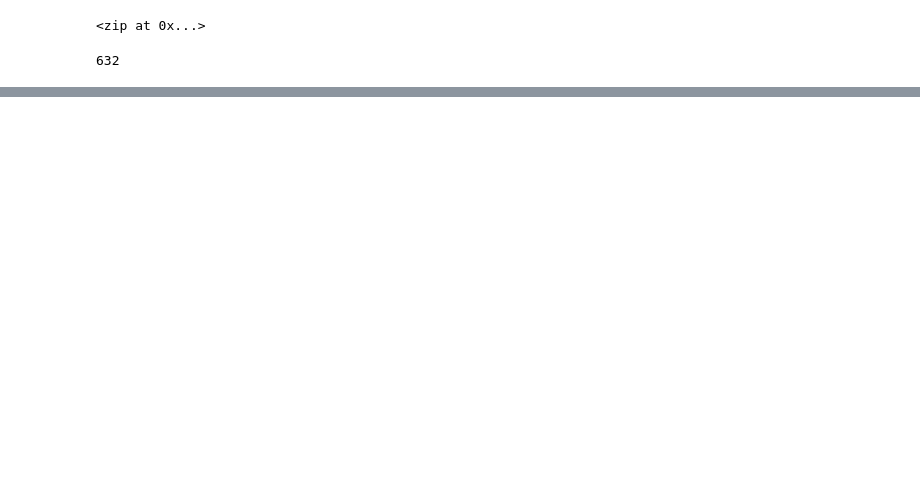
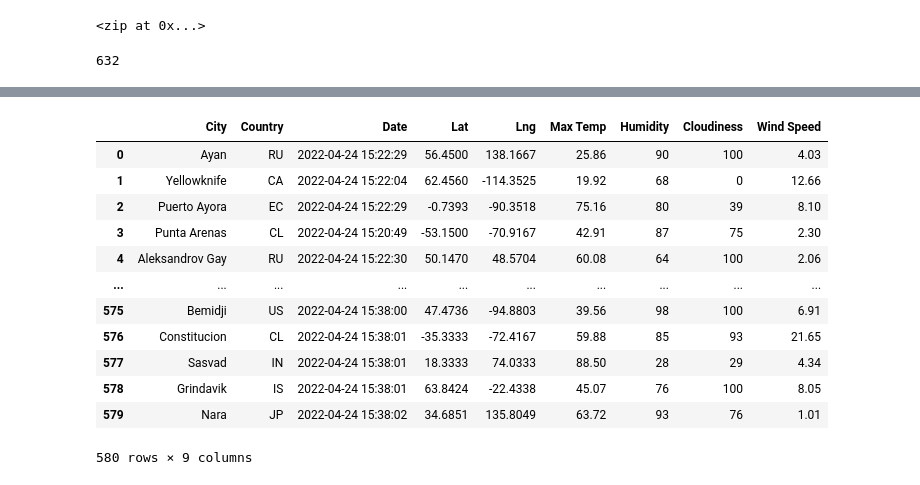
Before and after one commit to kozah346/World_Weather_Analysis, a Jupyter notebook: WeatherPy.ipynb, the cells around one changed output, grey strips where cells are left out. Drawn from its saved outputs; the diff is of its cells as text; code cells hidden in the pictures; blank space fills up the shorter version.

```diff
--- a/WeatherPy.ipynb
+++ b/WeatherPy.ipynb
@@ -33,0 +130,4 @@ len(cities)
+# %%
+# Convert the array of dictionaries to a Pandas DataFrame.
+city_data_df = pd.DataFrame(city_data)
+city_data_df.head(10)
@@ -33,0 +146,21 @@ len(cities)
+# %%
+# Reorder the columns in the order you want them to appear.
+new_column_order = ["City", "Country", "Date", "Lat", "Lng", "Max Temp", "Humidity", "Cloudiness", "Wind Speed"]
+
+# Assign city data df the new column order.
+city_data_df = city_data_df[new_column_order]
+city_data_df
+# %% [output]
+|  | City | Country | Date | Lat | Lng | Max Temp | Humidity | Cloudiness | Wind Speed |
+| 0 | Ayan | RU | 2022-04-24 15:22:29 | 56.4500 | 138.1667 | 25.86 | 90 | 100 | 4.03 |
+| 1 | Yellowknife | CA | 2022-04-24 15:22:04 | 62.4560 | -114.3525 | 19.92 | 68 | 0 | 12.66 |
+| 2 | Puerto Ayora | EC | 2022-04-24 15:22:29 | -0.7393 | -90.3518 | 75.16 | 80 | 39 | 8.10 |
+| 3 | Punta Arenas | CL | 2022-04-24 15:20:49 | -53.1500 | -70.9167 | 42.91 | 87 | 75 | 2.30 |
+| 4 | Aleksandrov Gay | RU | 2022-04-24 15:22:30 | 50.1470 | 48.5704 | 60.08 | 64 | 100 | 2.06 |
+| ... | ... | ... | ... | ... | ... | ... | ... | ... | ... |
+| 575 | Bemidji | US | 2022-04-24 15:38:00 | 47.4736 | -94.8803 | 39.56 | 98 | 100 | 6.91 |
+| 576 | Constitucion | CL | 2022-04-24 15:38:01 | -35.3333 | -72.4167 | 59.88 | 85 | 93 | 21.65 |
+| 577 | Sasvad | IN | 2022-04-24 15:38:01 | 18.3333 | 74.0333 | 88.50 | 28 | 29 | 4.34 |
+| 578 | Grindavik | IS | 2022-04-24 15:38:01 | 63.8424 | -22.4338 | 45.07 | 76 | 100 | 8.05 |
+| 579 | Nara | JP | 2022-04-24 15:38:02 | 34.6851 | 135.8049 | 63.72 | 93 | 76 | 1.01 |
+580 rows × 9 columns
```
Also changed, not shown: parts of 4 cells of this notebook, 1 other file.
